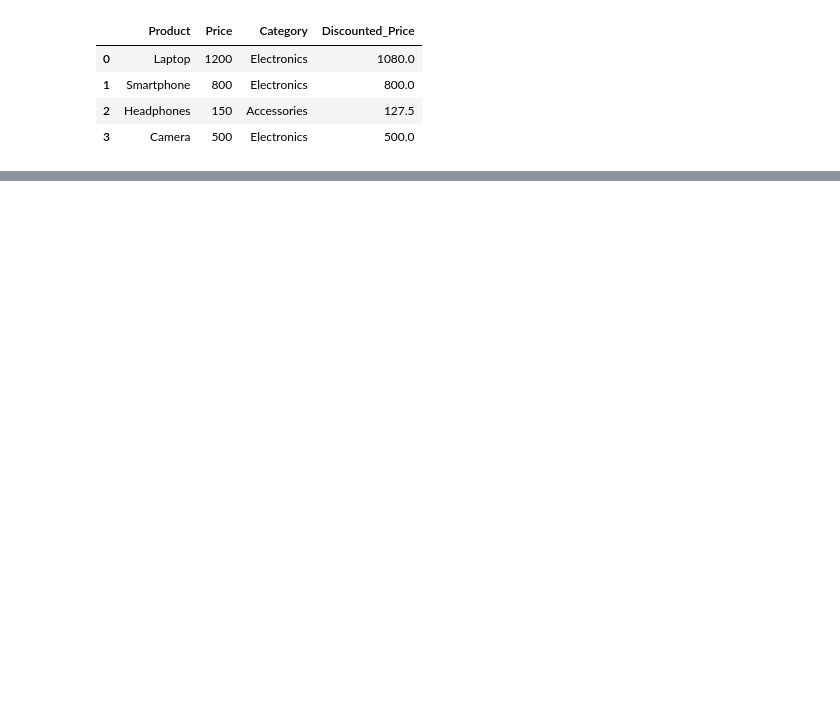
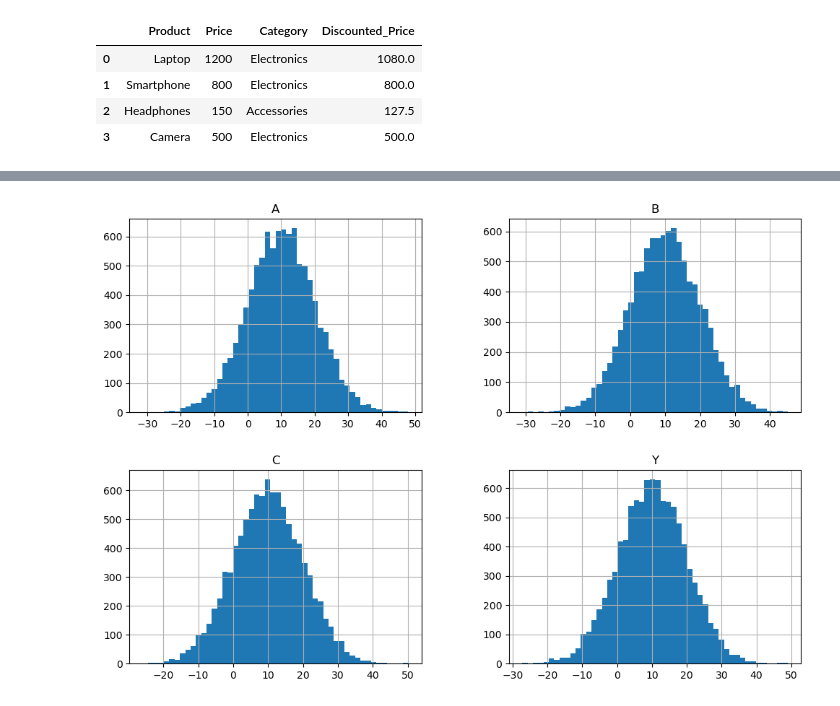
Before and after one commit to omid-sar/Interview-Preparation, a Jupyter notebook: data_manipulation/test.ipynb, the cells around one changed output, grey strips where cells are left out. Saved outputs shown, nothing was run; the diff lists cells and outputs as text; code cells hidden in the pictures; blank space fills up the shorter version.

```diff
--- a/data_manipulation/test.ipynb
+++ b/data_manipulation/test.ipynb
@@ -742,0 +656,6 @@ dft.apply(double_negative)
+# %%
+df_h = pd.DataFrame( np.random.normal(10, 10, size=(10000, 4)) , columns=['A', 'B', 'C', 'Y'])
+# %%
+df_h.hist(figsize=(12, 8), bins=50);
+# %% [output]
+[figure, added]
```
Also changed, not shown: parts of 46 cells of this notebook.
